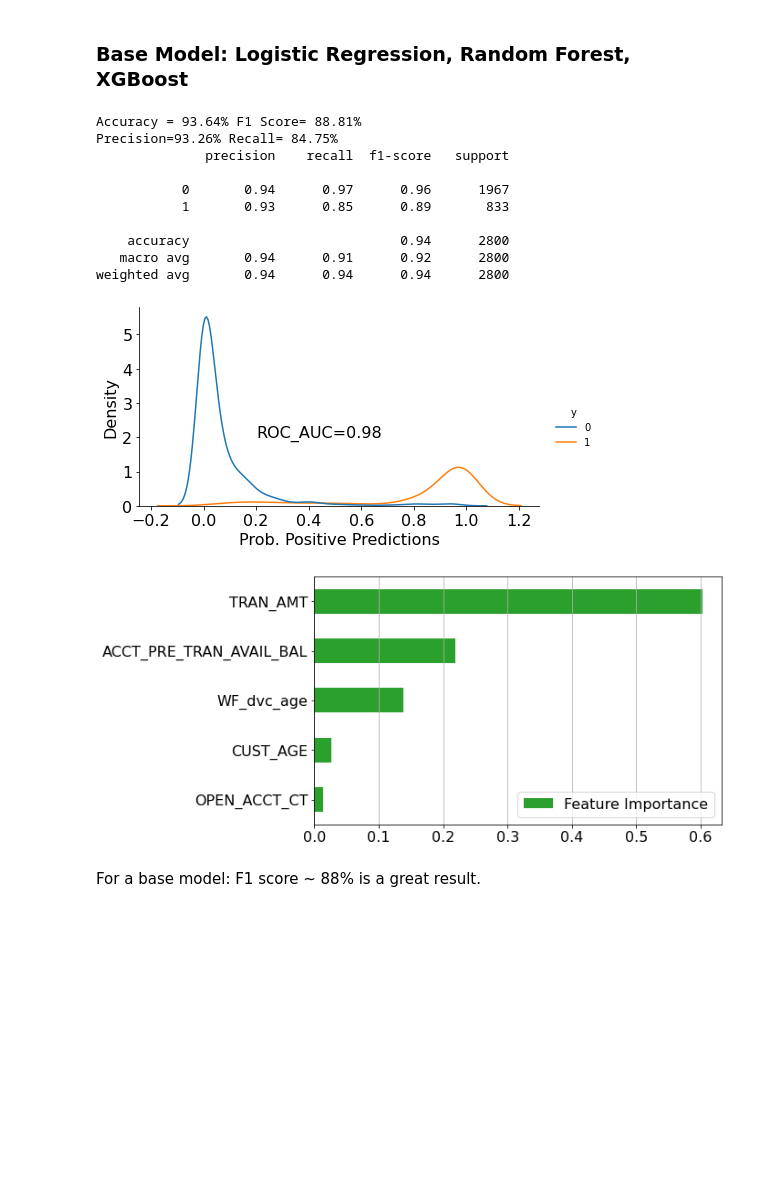
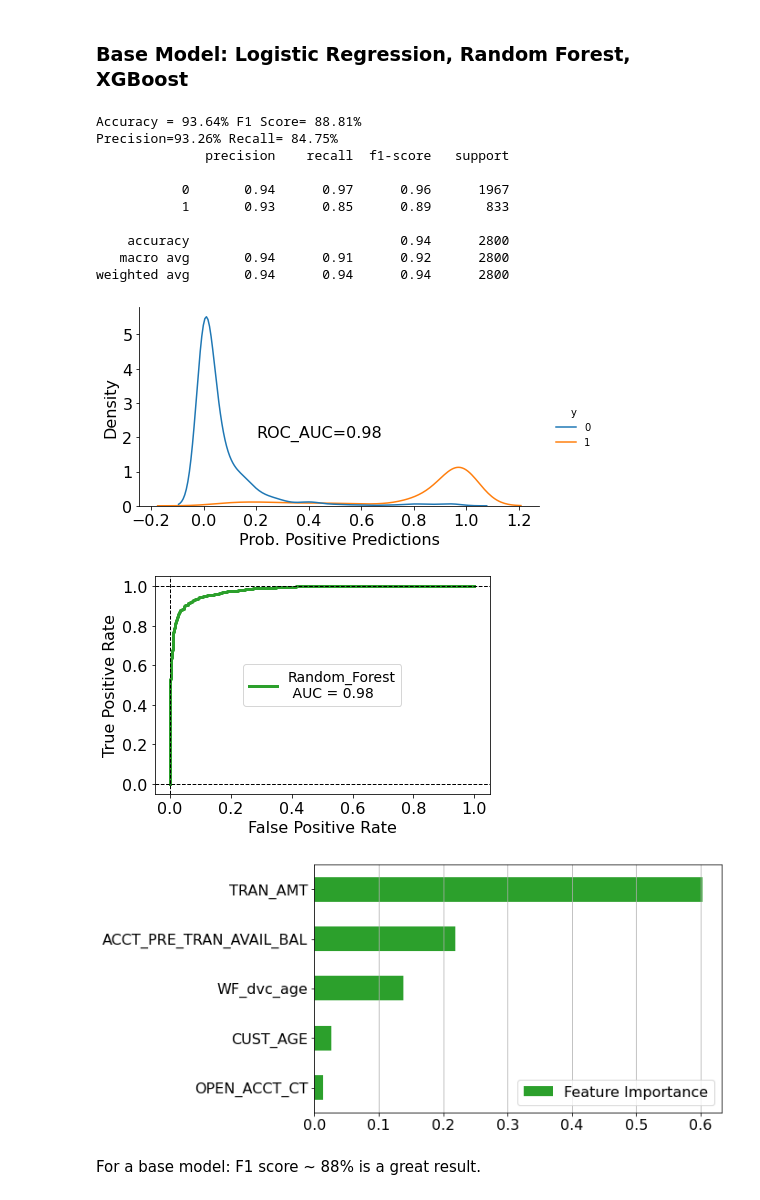
Before and after one commit to khanalg44/WellsFargoCampusChallenge2021, a Jupyter notebook: 01_EDA.ipynb, the cells around one changed output. Cells and saved outputs as stored; diff of their text form; code cells hidden in the pictures; blank space fills up the shorter version.

```diff
--- a/campus_analytics_challenge_wells_fargo.ipynb
+++ b/01_EDA.ipynb
@@ -757,30 +757,51 @@ class Model_training:
 
         figname = "images/feat_imp_"+self.savename+".png"
         plt.savefig(figname, dpi=300, bbox_inches='tight')
+
+    def plot_roc_curve(self):
+        roc_auc = np.round(roc_auc_score(self.y_test,
+                                         self.model.predict_proba(self.X_test)[:, 1]), 2)
+        label_name = self.savename +"\n AUC = "+str(roc_auc)
+
+        plot_roc_curve(self.model, self.X_test, self.y_test,
+                       lw=3., color='C2', label=label_name)
+        plt.xlabel("False Positive Rate", fontsize=16)
+        plt.ylabel("True Positive Rate", fontsize=16)
+        plt.xticks(fontsize=16);
+        plt.yticks(fontsize=16);
+        plt.legend(loc="center", fontsize=14);
+        plt.axvline(x=0, color='k', ls='--', lw=1)
+        plt.axhline(y=0, color='k', ls='--', lw=1)
+        plt.axhline(y=1, color='k', ls='--', lw=1)
+
+        figname = "images/roc_curve_"+self.savename+".png"
+        plt.savefig(figname, dpi=300, bbox_inches='tight')
 # %%
 model_rf = RandomForestClassifier(max_depth=10,
                                   random_state=8848)
 
 mod = Model_training(model_rf,
                      X_train1, y_train1,
                      X_test1, y_test1,
-                     "random_forest")
+                     "Random_Forest")
 mod_tr, _= mod.print_metrics()
 mod.displot()
+mod.plot_roc_curve()
 mod.feature_importance()
 # %% [output]
 Accuracy = 93.64% F1 Score= 88.81%
 Precision=93.26% Recall= 84.75%
               precision    recall  f1-score   support
 
            0       0.94      0.97      0.96      1967
            1       0.93      0.85      0.89       833
 
     accuracy                           0.94      2800
    macro avg       0.94      0.91      0.92      2800
 weighted avg       0.94      0.94      0.94      2800
 [figure]
-[figure, old version]
+[figure, new version]
+[figure, added]
 # %% [markdown]
 For a base model: F1 score  ~ 88% is a great result.
 # %%
```
Also changed, not shown: parts of 11 cells of this notebook, 3 other files.
